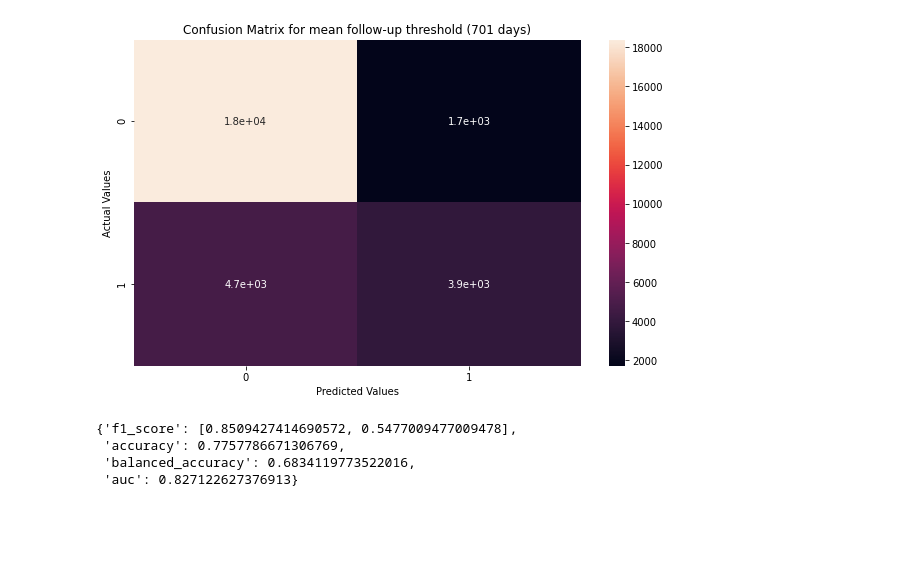
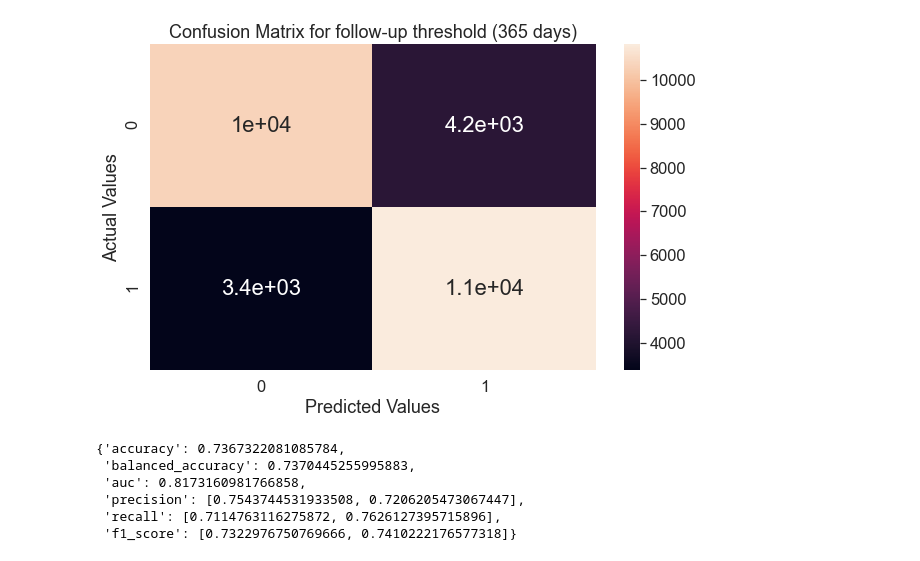
Before and after one commit to DITEP/KmemBERT, a Jupyter notebook: kmembert/test_results.ipynb, the cells around one changed output. Saved outputs shown, nothing was run; the diff lists cells and outputs as text; code cells hidden in the pictures; blank space fills up the shorter version.

Commit message:
add recall

```diff
--- a/kmembert/test_results.ipynb
+++ b/kmembert/test_results.ipynb
@@ -46,7 +46,7 @@ pearson_corr_pvalue_real = pearsonr(labels_real, predictions_real)
 spearman_corr_pvalue = spearmanr(labels, predictions)
 spearman_corr_pvalue_real = spearmanr(labels_real, predictions_real)
 # %%
-from sklearn.metrics import f1_score, accuracy_score, balanced_accuracy_score, roc_auc_score, r2_score, confusion_matrix
+from sklearn.metrics import f1_score, accuracy_score, balanced_accuracy_score, roc_auc_score, r2_score, confusion_matrix, precision_recall_fscore_support
 import matplotlib.pyplot as plt
 import seaborn as sns
 
@@ -56,10 +56,12 @@ def compute_metrics(labels, predictions_real,predictions, thresh = 701):
 
     new_labels = (labels>=thresh).astype(int)
     new_predictions = (predictions_real>=thresh).astype(int)
-    metrics["f1_score"] = f1_score(new_labels, new_predictions, average = None).tolist()
+    #metrics["f1_score"] = f1_score(new_labels, new_predictions, average = None).tolist()
     metrics["accuracy"] = accuracy_score(new_labels, new_predictions)
     metrics["balanced_accuracy"] = balanced_accuracy_score(new_labels, new_predictions)
     metrics["auc"] = roc_auc_score(new_labels, predictions-new_thresh+0.5).tolist()
+    precision, recall, fscore, _ = precision_recall_fscore_support(new_labels, new_predictions)
+    metrics['precision'], metrics['recall'], metrics['f1_score'] = precision.tolist(), recall.tolist(), fscore.tolist()
 
     cm = confusion_matrix(new_labels, new_predictions)
     cm_df = pd.DataFrame(cm,
@@ -69,18 +71,21 @@ def compute_metrics(labels, predictions_real,predictions, thresh = 701):
     # Plot the confusion Matrix
 
     plt.figure(figsize=(10,6))
-    sns.heatmap(cm_df, annot=True)
-    plt.title('Confusion Matrix for mean follow-up threshold (701 days)')
+    sns.heatmap(cm_df, annot=True, annot_kws={"size": 22})
+    sns.set(font_scale = 1.5)
+    plt.title(f'Confusion Matrix for follow-up threshold ({thresh} days)')
     plt.ylabel('Actual Values')
     plt.xlabel('Predicted Values')
     plt.show()
     #plt.savefig(os.path.join(path_results, f"confusion_matrix_{thresh}.png"))
     return metrics
 # %%
-compute_metrics(labels_real, predictions_real,predictions,  701)
+compute_metrics(labels_real, predictions_real,predictions,  365)
 # %% [output]
-[figure, old version]
+[figure, new version]
-{'f1_score': [0.8509427414690572, 0.5477009477009478],
- 'accuracy': 0.7757786671306769,
- 'balanced_accuracy': 0.6834119773522016,
- 'auc': 0.827122627376913}
+{'accuracy': 0.7367322081085784,
+ 'balanced_accuracy': 0.7370445255995883,
+ 'auc': 0.8173160981766858,
+ 'precision': [0.7543744531933508, 0.7206205473067447],
+ 'recall': [0.7114763116275872, 0.7626127395715896],
+ 'f1_score': [0.7322976750769666, 0.7410222176577318]}
```
